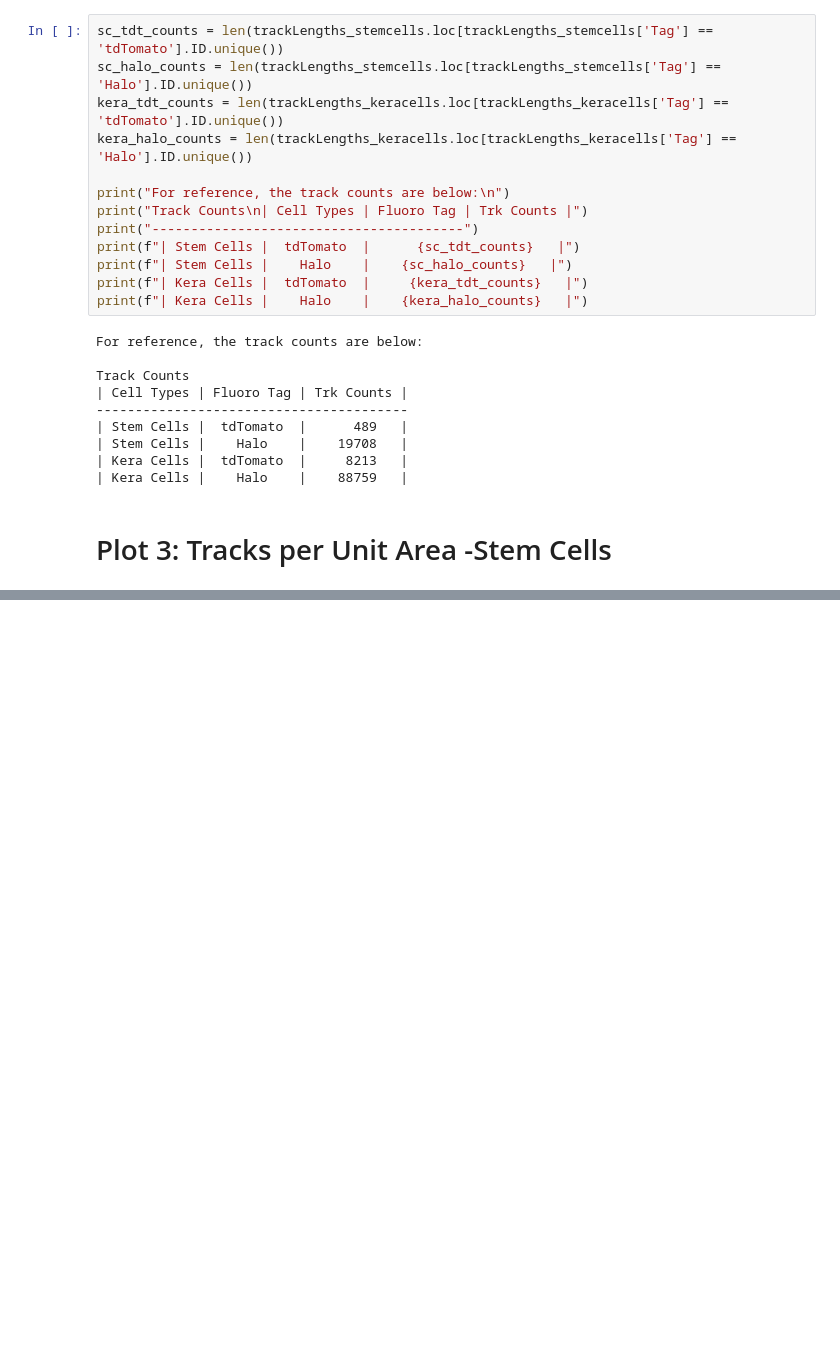
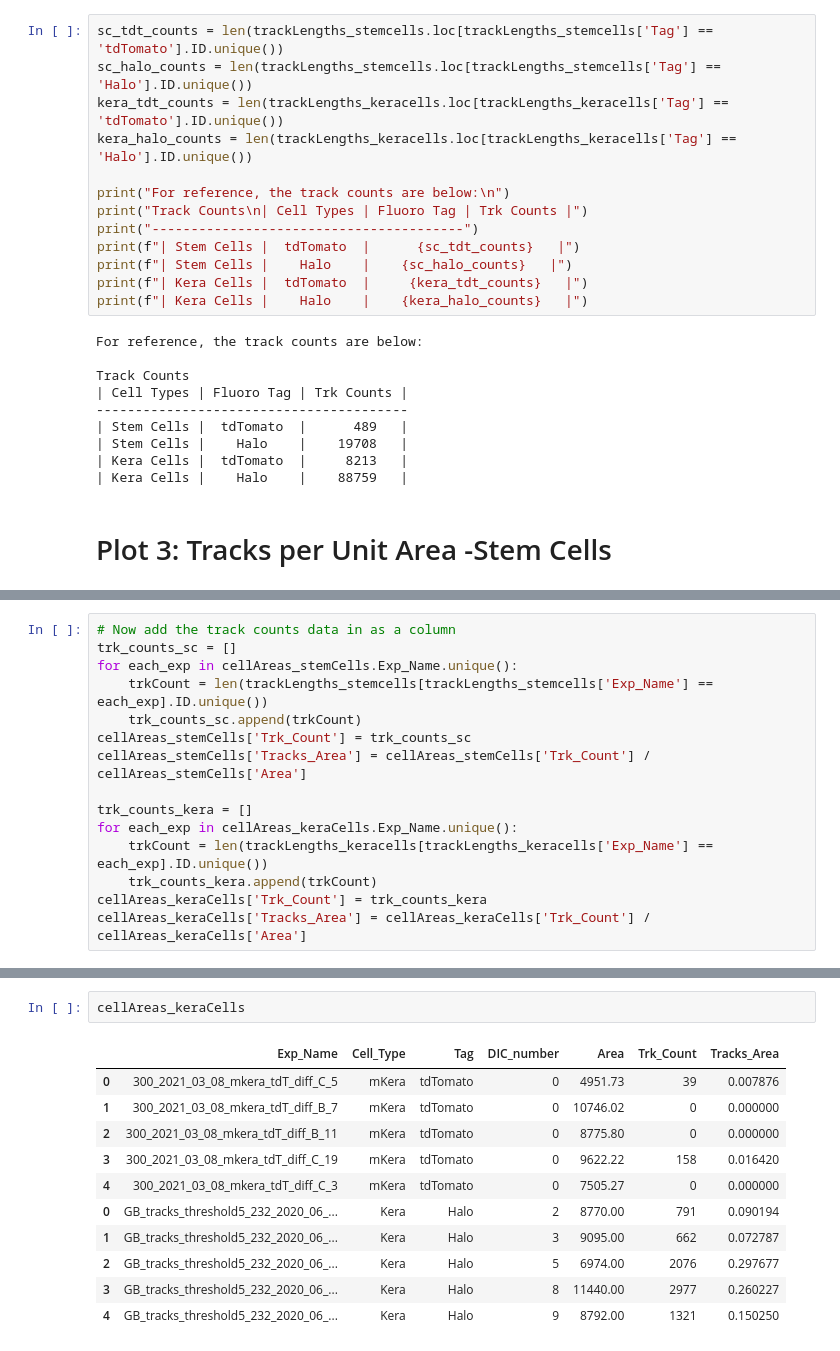
Before and after one commit to DoubleChimera/Gabby-RIP-Talk-2021, a Jupyter notebook: Gabby_RIP_Talk_2021_plots.ipynb, the cells around one changed output, grey strips where cells are left out. Drawn from its saved outputs; the diff is of its cells as text; blank space fills up the shorter version.

```diff
--- a/Gabby_RIP_Talk_2021_plots.ipynb
+++ b/Gabby_RIP_Talk_2021_plots.ipynb
@@ -168,0 +222,15 @@ trackLengths_stemcells
+# %%
+# Now add the track counts data in as a column
+trk_counts_sc = []
+for each_exp in cellAreas_stemCells.Exp_Name.unique():
+    trkCount = len(trackLengths_stemcells[trackLengths_stemcells['Exp_Name'] == each_exp].ID.unique())
+    trk_counts_sc.append(trkCount)
+cellAreas_stemCells['Trk_Count'] = trk_counts_sc
+cellAreas_stemCells['Tracks_Area'] = cellAreas_stemCells['Trk_Count'] / cellAreas_stemCells['Area']
+
+trk_counts_kera = []
+for each_exp in cellAreas_keraCells.Exp_Name.unique():
+    trkCount = len(trackLengths_keracells[trackLengths_keracells['Exp_Name'] == each_exp].ID.unique())
+    trk_counts_kera.append(trkCount)
+cellAreas_keraCells['Trk_Count'] = trk_counts_kera
+cellAreas_keraCells['Tracks_Area'] = cellAreas_keraCells['Trk_Count'] / cellAreas_keraCells['Area']
@@ -168,0 +299,14 @@ trackLengths_stemcells
+# %%
+cellAreas_keraCells
+# %% [output]
+|  | Exp_Name | Cell_Type | Tag | DIC_number | Area | Trk_Count | Tracks_Area |
+| 0 | 300_2021_03_08_mkera_tdT_diff_C_5 | mKera | tdTomato | 0 | 4951.73 | 39 | 0.007876 |
+| 1 | 300_2021_03_08_mkera_tdT_diff_B_7 | mKera | tdTomato | 0 | 10746.02 | 0 | 0.000000 |
+| 2 | 300_2021_03_08_mkera_tdT_diff_B_11 | mKera | tdTomato | 0 | 8775.80 | 0 | 0.000000 |
+| 3 | 300_2021_03_08_mkera_tdT_diff_C_19 | mKera | tdTomato | 0 | 9622.22 | 158 | 0.016420 |
+| 4 | 300_2021_03_08_mkera_tdT_diff_C_3 | mKera | tdTomato | 0 | 7505.27 | 0 | 0.000000 |
+| 0 | GB_tracks_threshold5_232_2020_06_... | Kera | Halo | 2 | 8770.00 | 791 | 0.090194 |
+| 1 | GB_tracks_threshold5_232_2020_06_... | Kera | Halo | 3 | 9095.00 | 662 | 0.072787 |
+| 2 | GB_tracks_threshold5_232_2020_06_... | Kera | Halo | 5 | 6974.00 | 2076 | 0.297677 |
+| 3 | GB_tracks_threshold5_232_2020_06_... | Kera | Halo | 8 | 11440.00 | 2977 | 0.260227 |
+| 4 | GB_tracks_threshold5_232_2020_06_... | Kera | Halo | 9 | 8792.00 | 1321 | 0.150250 |
```
Also changed, not shown: parts of 12 cells of this notebook.
